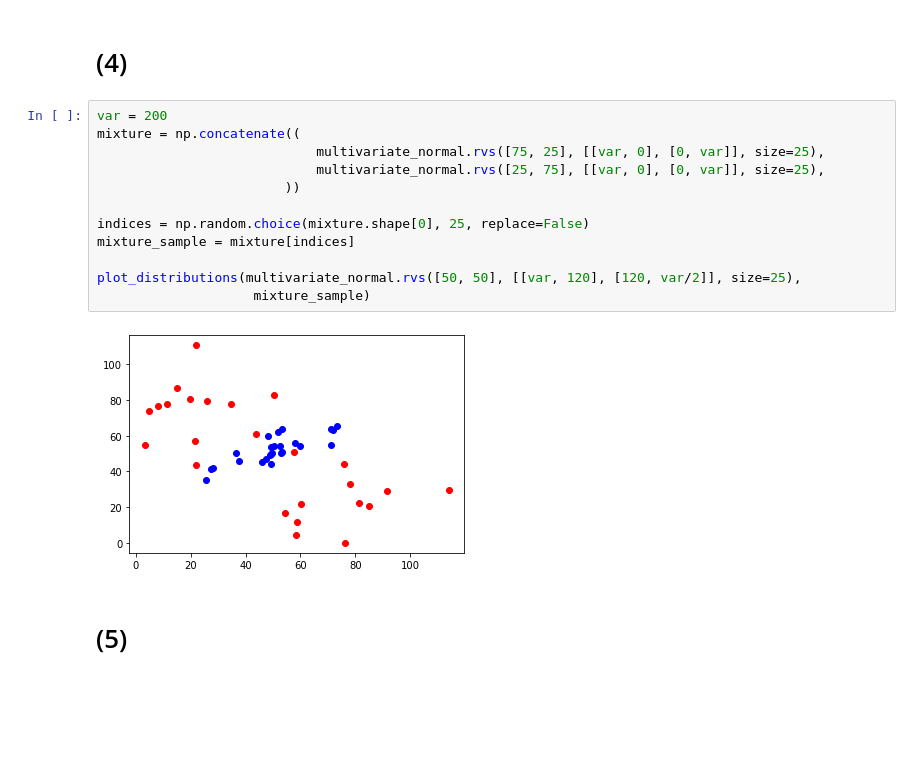
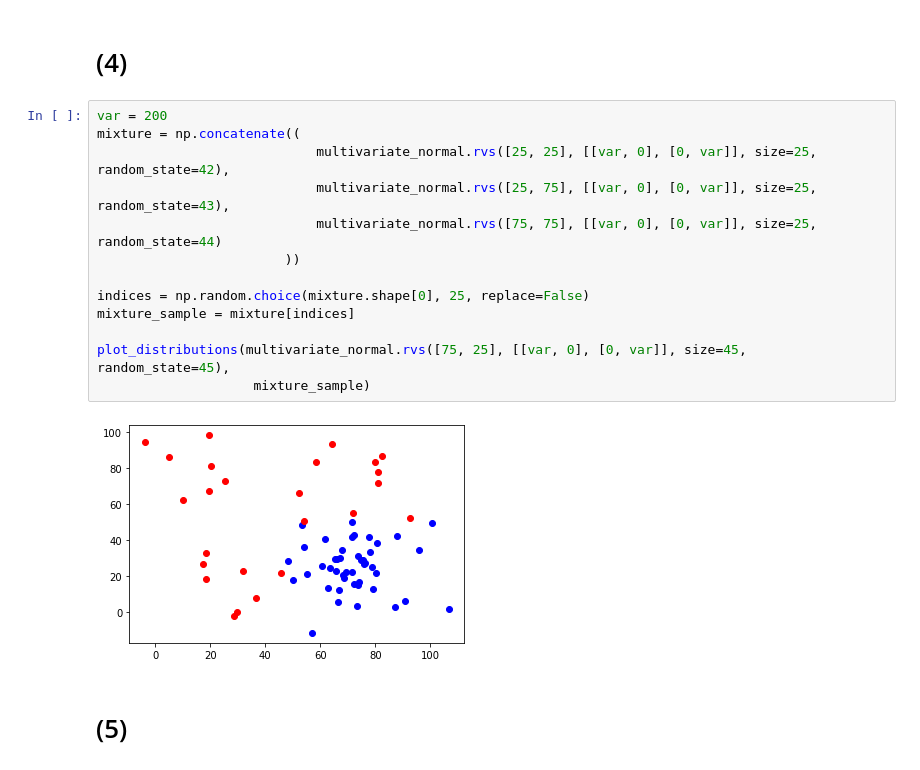
Before and after one commit to rovle/gpt3-in-context-fitting, a Jupyter notebook: classification_playground.ipynb, the cells around one changed output. Drawn from its saved outputs; the diff is of its cells as text; blank space fills up the shorter version.

```diff
--- a/classification_playground.ipynb
+++ b/classification_playground.ipynb
@@ -54,16 +57,17 @@ plot_distributions(multivariate_normal.rvs([75, 25], [[var, 0], [0, var]], size=
 # %%
 var = 200
 mixture = np.concatenate((
-                            multivariate_normal.rvs([75, 25], [[var, 0], [0, var]], size=25),
-                            multivariate_normal.rvs([25, 75], [[var, 0], [0, var]], size=25),
+                            multivariate_normal.rvs([25, 25], [[var, 0], [0, var]], size=25, random_state=42),
+                            multivariate_normal.rvs([25, 75], [[var, 0], [0, var]], size=25, random_state=43),
+                            multivariate_normal.rvs([75, 75], [[var, 0], [0, var]], size=25, random_state=44)
                         ))
 
 indices = np.random.choice(mixture.shape[0], 25, replace=False)
 mixture_sample = mixture[indices]
 
-plot_distributions(multivariate_normal.rvs([50, 50], [[var, 120], [120, var/2]], size=25),
+plot_distributions(multivariate_normal.rvs([75, 25], [[var, 0], [0, var]], size=45, random_state=45),
                     mixture_sample)
 # %% [output]
-[figure, old version]
+[figure, new version]
 # %% [markdown]
 # (5)
```
Also changed, not shown: parts of 19 cells of this notebook, 4 other files.
